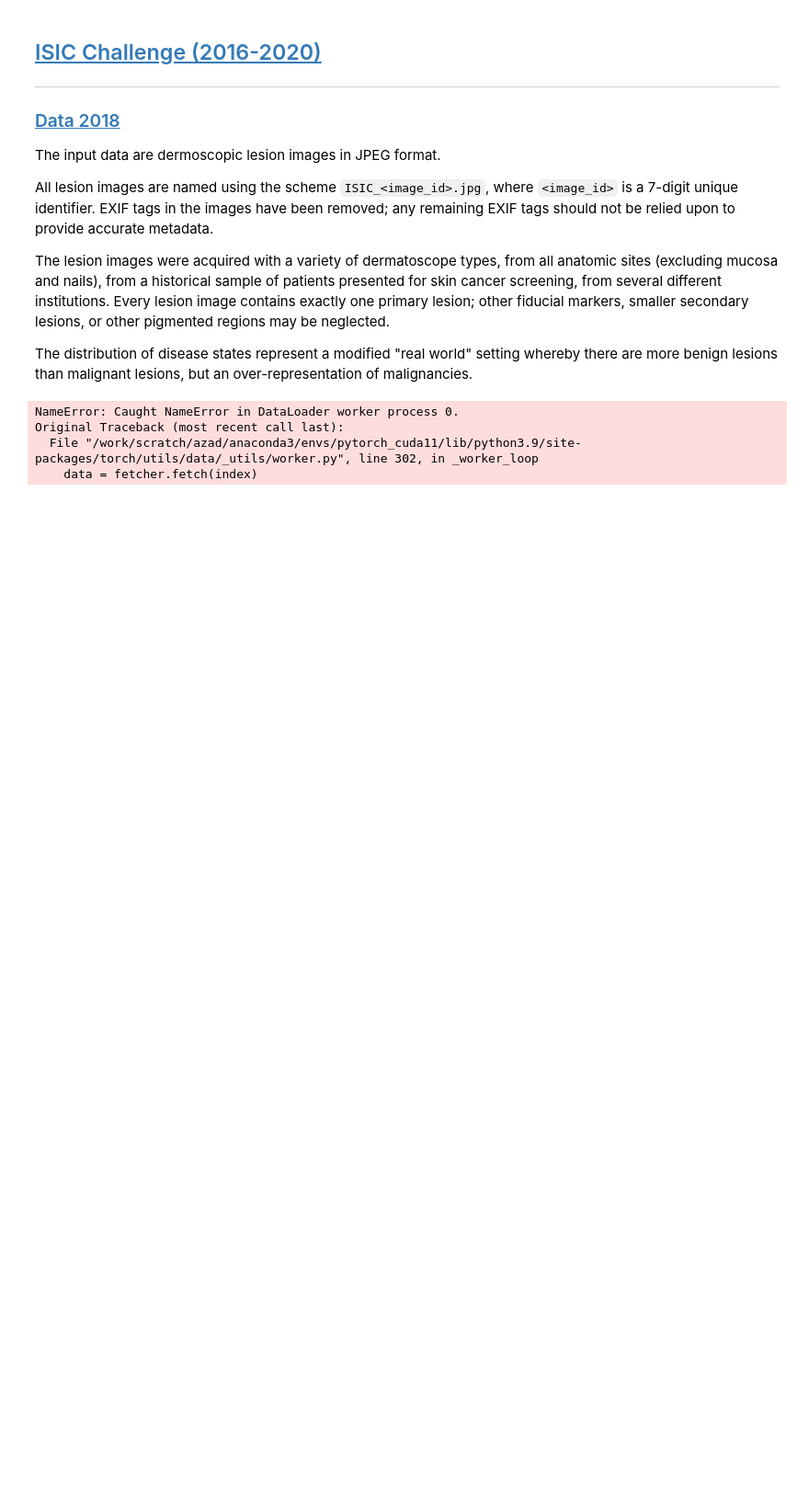
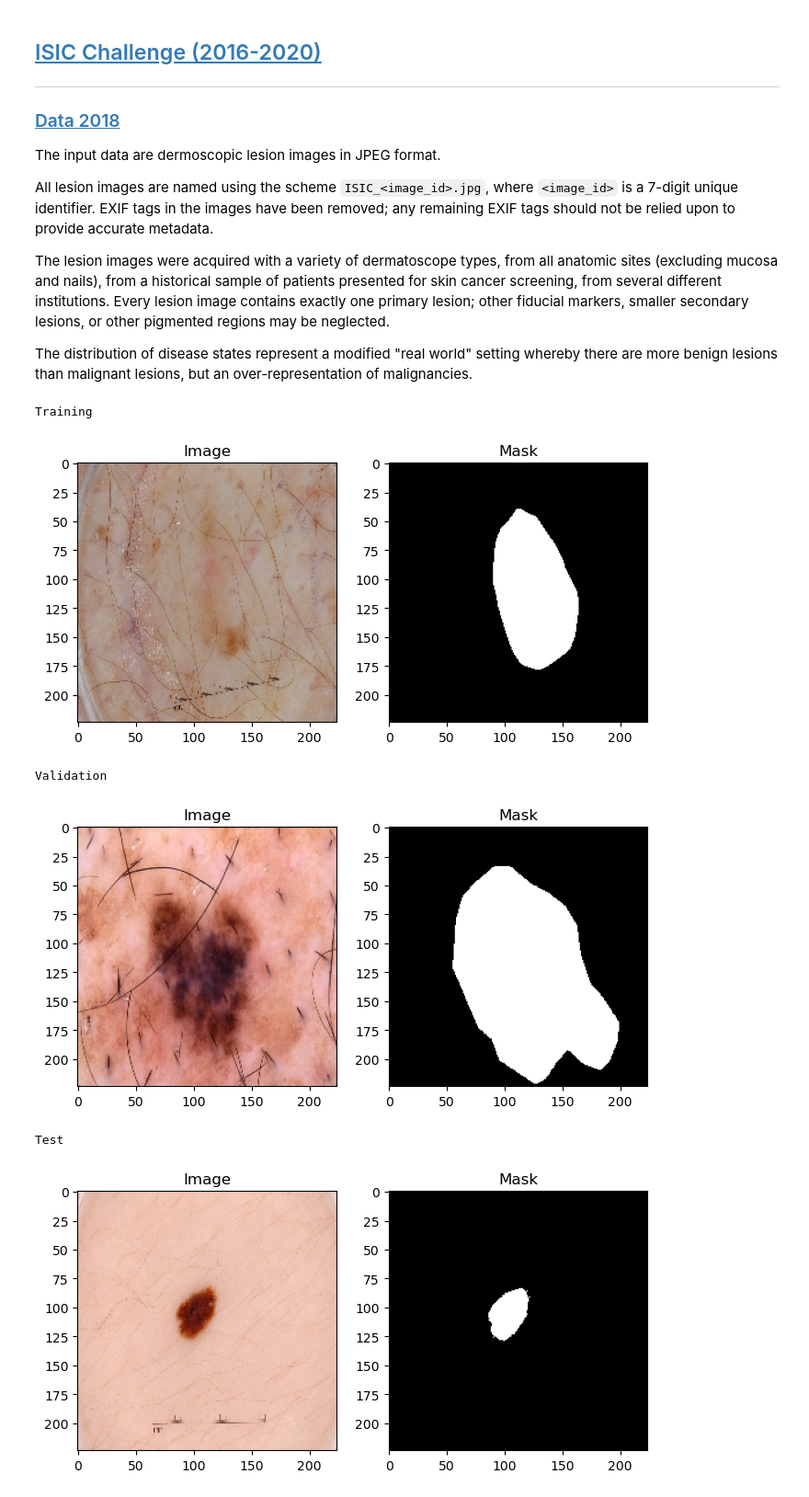
Before and after one commit to NITR098/Awesome-U-Net, a Jupyter notebook: datasets/isic.ipynb, the cells around one changed output. Shown at 92% size. Saved outputs shown, nothing was run; the diff lists cells and outputs as text; code cells hidden in the pictures; blank space fills up the shorter version.

```diff
--- a/datasets/isic.ipynb
+++ b/datasets/isic.ipynb
@@ -203,37 +203,43 @@ vl_loader = DataLoader(
 
 # prepare test dataloader
 te_loader = DataLoader(
     te_dataset,
     batch_size=TE_BATCH_SIZE,
     shuffle=TE_DL_SHUFFLE,
     num_workers=TE_DL_WORKER,
     pin_memory=True
 )
 
 # -------------- test -----------------
+import sys
+sys.path.append('..')
+from utils import show_sbs
+
 # test and visualize the input data
 for sample in tr_loader:
     img = sample['image']
     msk = sample['mask']
     print("Training")
-    show_sbs(img[0], msk[0])
+    show_sbs(img[0], msk[0,1])
     break
 
 for sample in vl_loader:
     img = sample['image']
     msk = sample['mask']
     print("Validation")
-    show_sbs(img[0], msk[0])
+    show_sbs(img[0], msk[0,1])
     break
 
 for sample in te_loader:
     img = sample['image']
     msk = sample['mask']
     print("Test")
-    show_sbs(img[0], msk[0])
+    show_sbs(img[0], msk[0,1])
     break
 # %% [output]
-NameError: Caught NameError in DataLoader worker process 0.
-Original Traceback (most recent call last):
-  File "/work/scratch/azad/anaconda3/envs/pytorch_cuda11/lib/python3.9/site-packages/torch/utils/data/_utils/worker.py", line 302, in _worker_loop
-    data = fetcher.fetch(index)
+Training
+[figure, added]
+Validation
+[figure, added]
+Test
+[figure, added]
```
Also changed, not shown: parts of 8 cells of this notebook, 5 other files.
